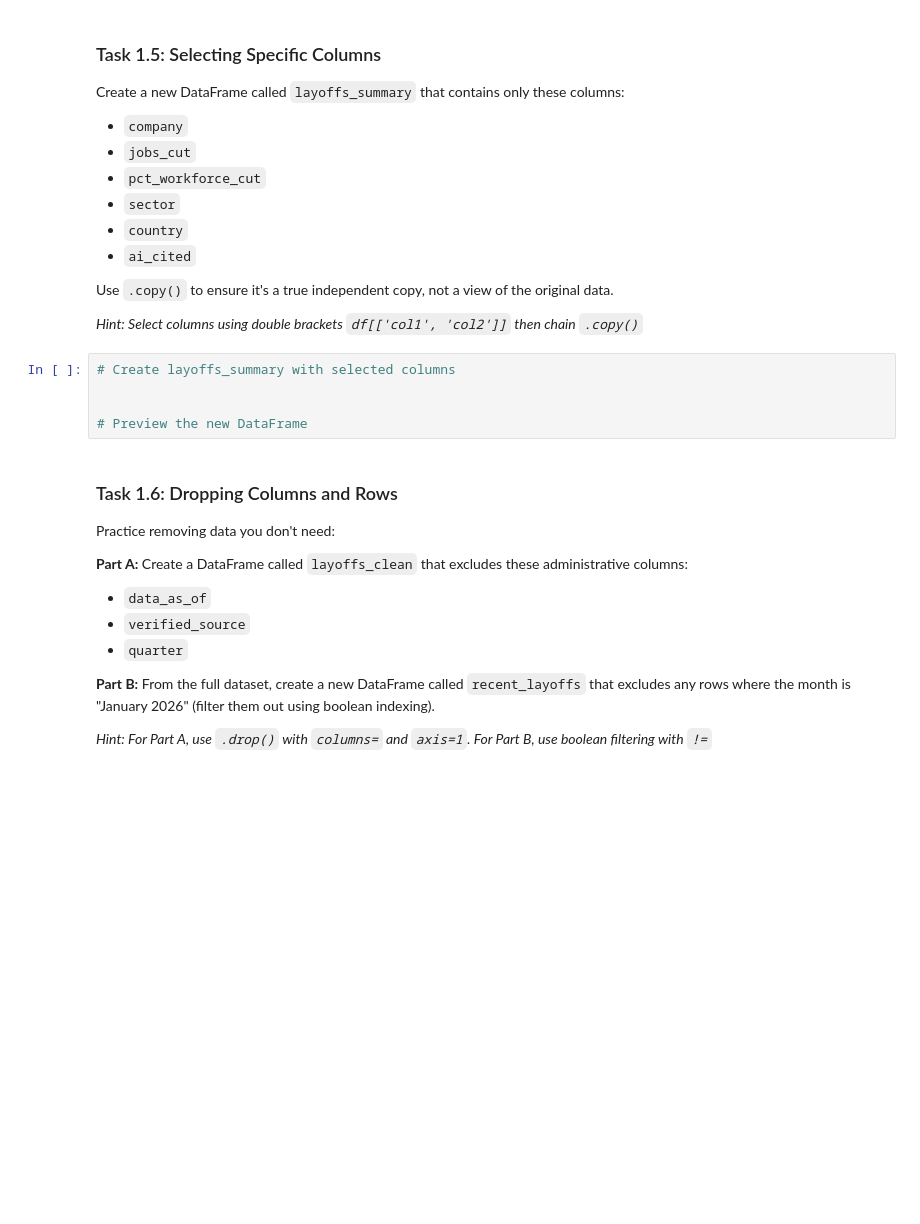
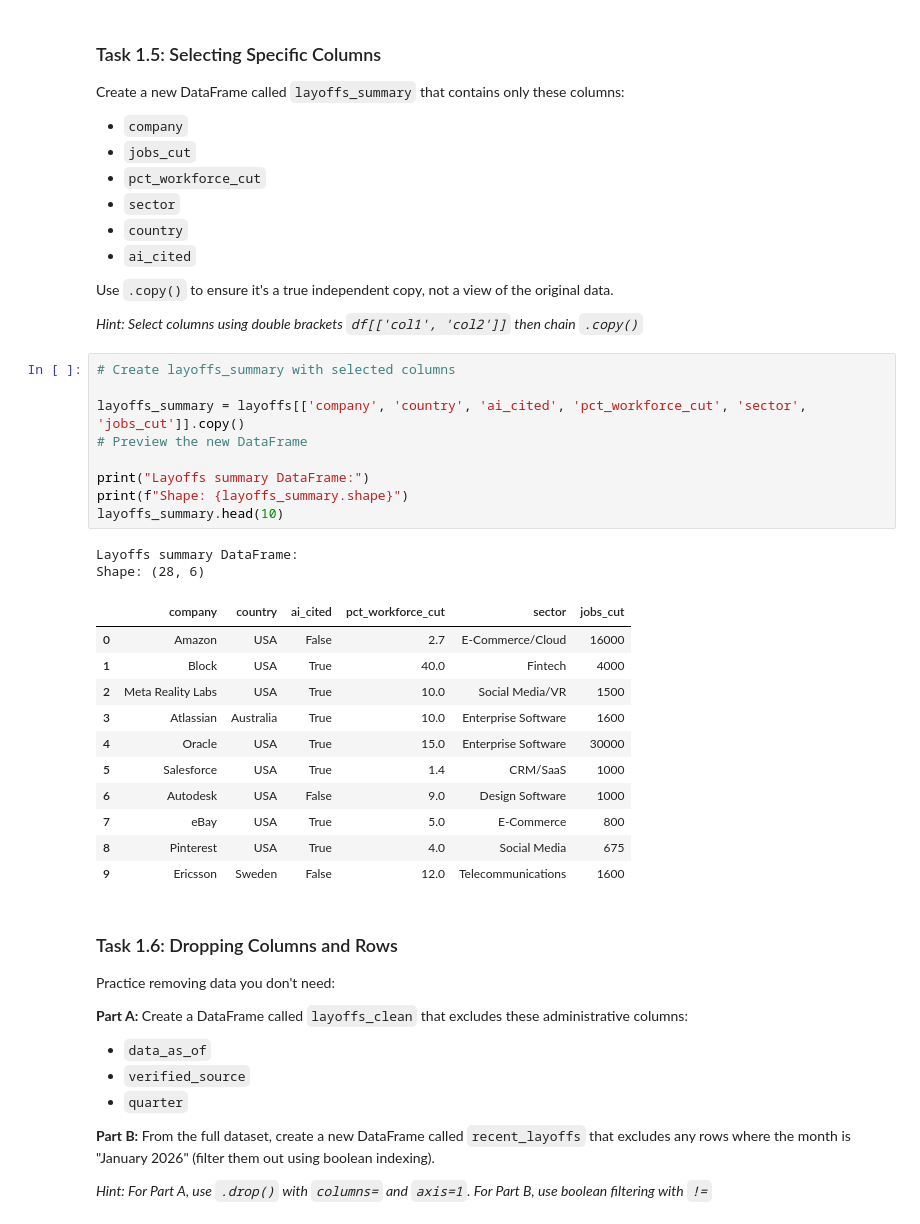
Before and after one commit to PCSASU/DemoNotebooks, a Jupyter notebook: notebooks/tech_layoffs.ipynb, the cells around one changed output. Cells and saved outputs as stored; diff of their text form; blank space fills up the shorter version.

```diff
--- a/notebooks/tech_layoffs.ipynb
+++ b/notebooks/tech_layoffs.ipynb
@@ -91,8 +140,26 @@ Use `.copy()` to ensure it's a true independent copy, not a view of the original
 # %%
 # Create layoffs_summary with selected columns
 
+layoffs_summary = layoffs[['company', 'country', 'ai_cited', 'pct_workforce_cut', 'sector', 'jobs_cut']].copy()
+# Preview the new DataFrame
 
-# Preview the new DataFrame
+print("Layoffs summary DataFrame:")
+print(f"Shape: {layoffs_summary.shape}")
+layoffs_summary.head(10)
+# %% [output]
+Layoffs summary DataFrame:
+Shape: (28, 6)
+|  | company | country | ai_cited | pct_workforce_cut | sector | jobs_cut |
+| 0 | Amazon | USA | False | 2.7 | E-Commerce/Cloud | 16000 |
+| 1 | Block | USA | True | 40.0 | Fintech | 4000 |
+| 2 | Meta Reality Labs | USA | True | 10.0 | Social Media/VR | 1500 |
+| 3 | Atlassian | Australia | True | 10.0 | Enterprise Software | 1600 |
+| 4 | Oracle | USA | True | 15.0 | Enterprise Software | 30000 |
+| 5 | Salesforce | USA | True | 1.4 | CRM/SaaS | 1000 |
+| 6 | Autodesk | USA | False | 9.0 | Design Software | 1000 |
+| 7 | eBay | USA | True | 5.0 | E-Commerce | 800 |
+| 8 | Pinterest | USA | True | 4.0 | Social Media | 675 |
+| 9 | Ericsson | Sweden | False | 12.0 | Telecommunications | 1600 |
 # %% [markdown]
 ### Task 1.6: Dropping Columns and Rows
 
```
Also changed, not shown: parts of 19 cells of this notebook.
